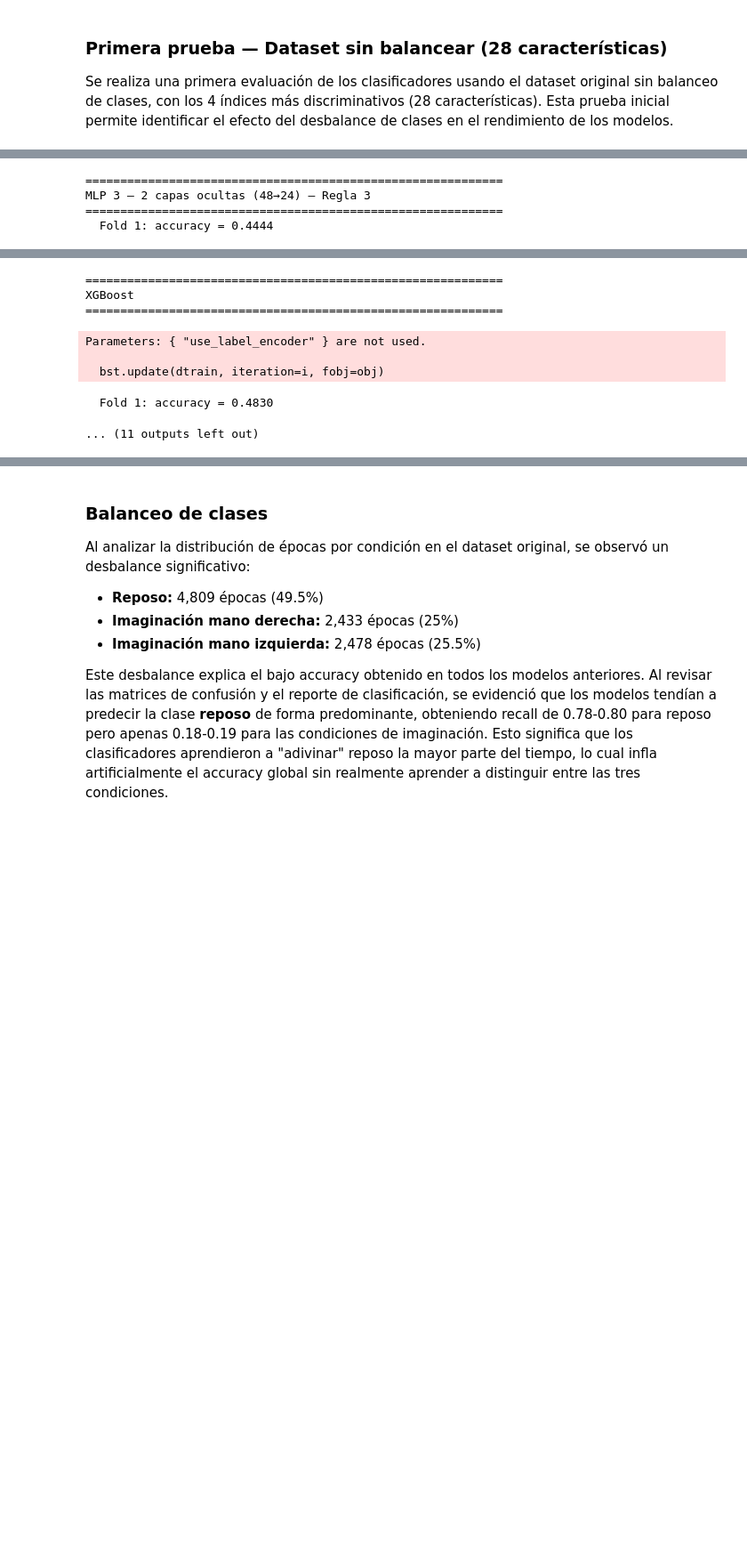
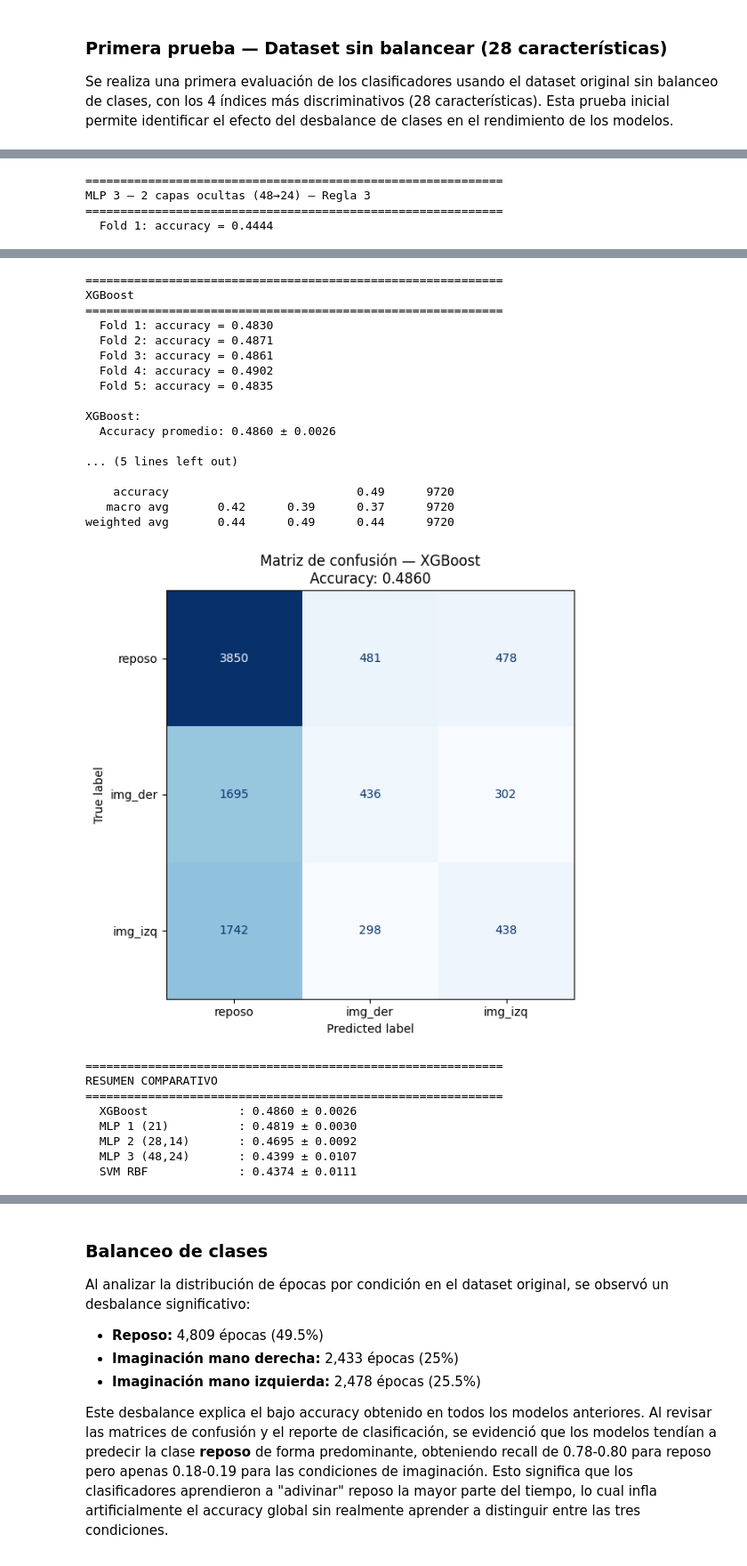
Before and after one commit to Michael10Crack/Lab_BioSenales, a Jupyter notebook: Proyecto_2.ipynb, the cells around one changed output, grey strips where cells are left out. Shown at 89% size. Drawn from its saved outputs; the diff is of its cells as text; code cells hidden in the pictures; blank space fills up the shorter version.

```diff
--- a/Proyecto_2.ipynb
+++ b/Proyecto_2.ipynb
@@ -1344,6 +1359,7 @@ n_entradas  = X.shape[1]  # 28 características
 n_salidas   = 3           # 3 clases
 
 print(f"Entradas: {n_entradas} | Salidas: {n_salidas}")
+print(f"Regla 1 → neuronas ocultas entre {n_salidas} y {n_entradas}")
 print(f"Regla 2 → neuronas ocultas ≈ {int(2/3 * n_entradas) + n_salidas}")
 print(f"Regla 3 → neuronas ocultas < {2 * n_entradas}")
 
@@ -1460,7 +1476,6 @@ xgb = XGBClassifier(
     n_estimators=200,
     max_depth=6,
     learning_rate=0.1,
-    use_label_encoder=False,
     eval_metric='mlogloss',
     random_state=42
 )
@@ -1552,35 +1567,53 @@ MLP 2 — (28, 14):
 
     accuracy                           0.47      9720
    macro avg       0.41      0.39      0.39      9720
 weighted avg       0.44      0.47      0.44      9720
 [figure]
 ============================================================
 MLP 3 — 2 capas ocultas (48→24) — Regla 3
 ============================================================
   Fold 1: accuracy = 0.4444
   Fold 2: accuracy = 0.4475
   Fold 3: accuracy = 0.4444
   Fold 4: accuracy = 0.4444
   Fold 5: accuracy = 0.4187
 
 MLP 3 — (48, 24):
   Accuracy promedio: 0.4399 ± 0.0107
 
               precision    recall  f1-score   support
 
       reposo       0.53      0.62      0.57      4809
      img_der       0.32      0.28      0.30      2433
      img_izq       0.31      0.25      0.28      2478
 
     accuracy                           0.44      9720
    macro avg       0.39      0.38      0.38      9720
 weighted avg       0.42      0.44      0.43      9720
 [figure]
 ============================================================
 XGBoost
 ============================================================
+  Fold 1: accuracy = 0.4830
+  Fold 2: accuracy = 0.4871
+  Fold 3: accuracy = 0.4861
+  Fold 4: accuracy = 0.4902
+  Fold 5: accuracy = 0.4835
+
+XGBoost:
+  Accuracy promedio: 0.4860 ± 0.0026
+
+... (5 lines left out)
+
+    accuracy                           0.49      9720
+   macro avg       0.42      0.39      0.37      9720
+weighted avg       0.44      0.49      0.44      9720
+[figure, added]
-Parameters: { "use_label_encoder" } are not used.
-
-  bst.update(dtrain, iteration=i, fobj=obj)
+============================================================
+RESUMEN COMPARATIVO
+============================================================
+  XGBoost             : 0.4860 ± 0.0026
+  MLP 1 (21)          : 0.4819 ± 0.0030
+  MLP 2 (28,14)       : 0.4695 ± 0.0092
+  MLP 3 (48,24)       : 0.4399 ± 0.0107
+  SVM RBF             : 0.4374 ± 0.0111
-  Fold 1: accuracy = 0.4830
-... (11 outputs left out)
```
Also changed, not shown: parts of 8 cells of this notebook.
